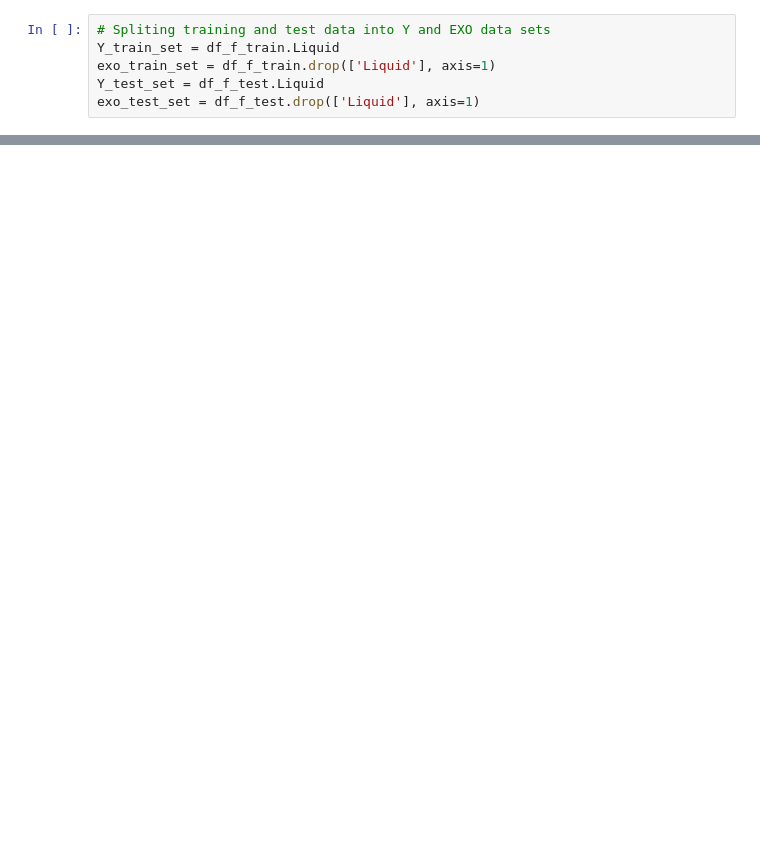
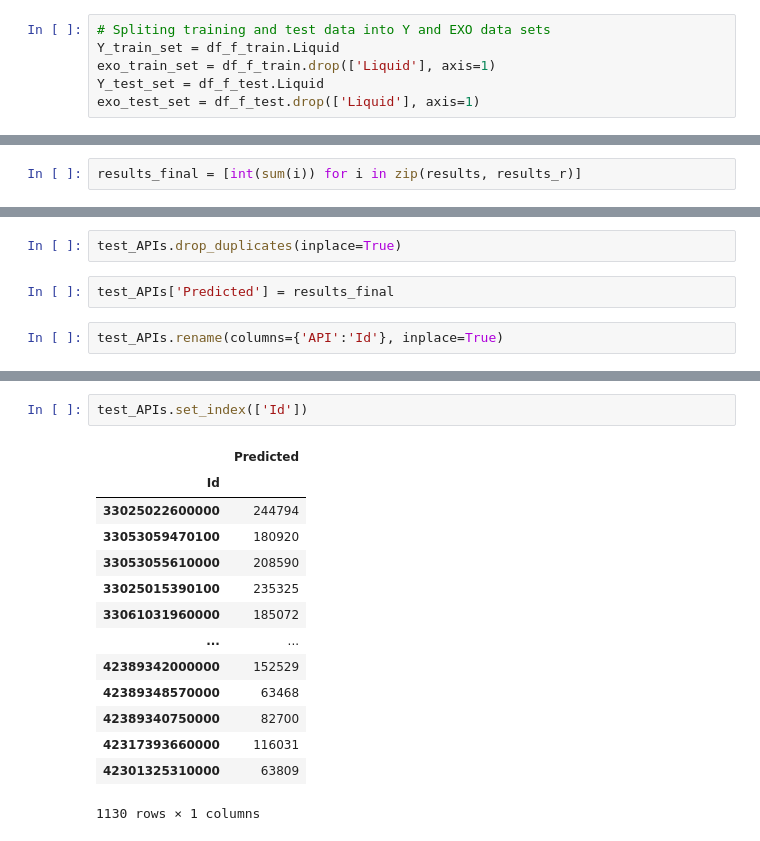
Before and after one commit to Dnbg1982/Oil-Gas-Projects, a Jupyter notebook: Reservoir Engineering/Notebooks/Oil_produc_forecasting.ipynb, the cells around one changed output, grey strips where cells are left out. Drawn from its saved outputs; the diff is of its cells as text; blank space fills up the shorter version.

```diff
--- a/Reservoir Engineering/Notebooks/Oil_produc_forecasting.ipynb
+++ b/Reservoir Engineering/Notebooks/Oil_produc_forecasting.ipynb
@@ -531,0 +557,2 @@ ARIMA(order=(2, 0, 0), scoring_args={}, seasonal_order=(0, 0, 1, 5),
+# %%
+results_final = [int(sum(i)) for i in zip(results, results_r)]
@@ -532 +571,7 @@ ARIMA(order=(2, 0, 0), scoring_args={}, seasonal_order=(0, 0, 1, 5),
+# %%
+test_APIs.drop_duplicates(inplace=True)
+# %%
+test_APIs['Predicted'] = results_final
+# %%
+test_APIs.rename(columns={'API':'Id'}, inplace=True)
 # %%
@@ -554,0 +619,17 @@ d
+# %%
+test_APIs.set_index(['Id'])
+# %% [output]
+|  | Predicted |
+| Id |  |
+| 33025022600000 | 244794 |
+| 33053059470100 | 180920 |
+| 33053055610000 | 208590 |
+| 33025015390100 | 235325 |
+| 33061031960000 | 185072 |
+| ... | ... |
+| 42389342000000 | 152529 |
+| 42389348570000 | 63468 |
+| 42389340750000 | 82700 |
+| 42317393660000 | 116031 |
+| 42301325310000 | 63809 |
+1130 rows × 1 columns
```
Also changed, not shown: parts of 18 cells of this notebook, 1 other file.
